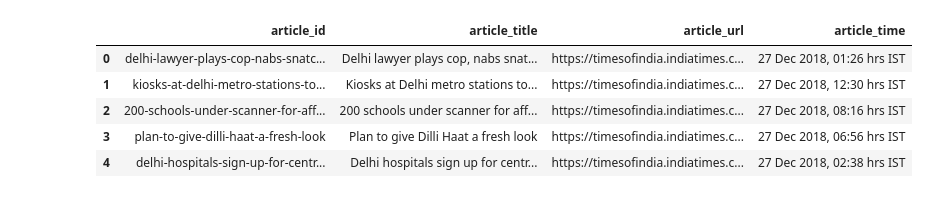
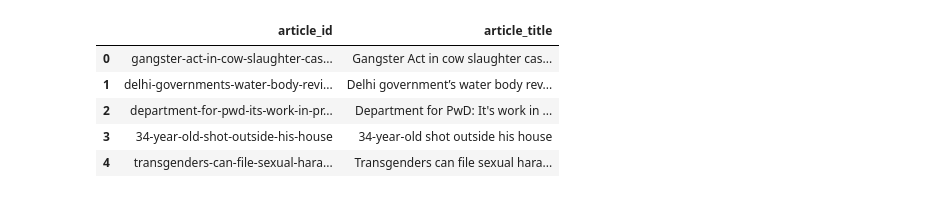
Before and after one commit to vivek7266/findzy, a Jupyter notebook: Engine.ipynb, the cells around one changed output. Saved outputs shown, nothing was run; the diff lists cells and outputs as text; code cells hidden in the pictures.

```diff
--- a/Engine.ipynb
+++ b/Engine.ipynb
@@ -125,9 +201,11 @@ news_df.columns = ["article_id", "article_title", "article_url", "article_time"]
+# %%
+titles_df = news_df.loc[:, ["article_id" ,"article_title"]]
 # %%
-news_df.head()
+titles_df.head()
 # %% [output]
-|  | article_id | article_title | article_url | article_time |
-| 0 | delhi-lawyer-plays-cop-nabs-snatc... | Delhi lawyer plays cop, nabs snat... | https://timesofindia.indiatimes.c... | 27 Dec 2018, 01:26 hrs IST |
-| 1 | kiosks-at-delhi-metro-stations-to... | Kiosks at Delhi metro stations to... | https://timesofindia.indiatimes.c... | 27 Dec 2018, 12:30 hrs IST |
-| 2 | 200-schools-under-scanner-for-aff... | 200 schools under scanner for aff... | https://timesofindia.indiatimes.c... | 27 Dec 2018, 08:16 hrs IST |
-| 3 | plan-to-give-dilli-haat-a-fresh-look | Plan to give Dilli Haat a fresh look | https://timesofindia.indiatimes.c... | 27 Dec 2018, 06:56 hrs IST |
-| 4 | delhi-hospitals-sign-up-for-centr... | Delhi hospitals sign up for centr... | https://timesofindia.indiatimes.c... | 27 Dec 2018, 02:38 hrs IST |
+|  | article_id | article_title |
+| 0 | gangster-act-in-cow-slaughter-cas... | Gangster Act in cow slaughter cas... |
+| 1 | delhi-governments-water-body-revi... | Delhi government’s water body rev... |
+| 2 | department-for-pwd-its-work-in-pr... | Department for PwD: It's work in ... |
+| 3 | 34-year-old-shot-outside-his-house | 34-year-old shot outside his house |
+| 4 | transgenders-can-file-sexual-hara... | Transgenders can file sexual hara... |
```
Also changed, not shown: parts of 28 cells of this notebook.
